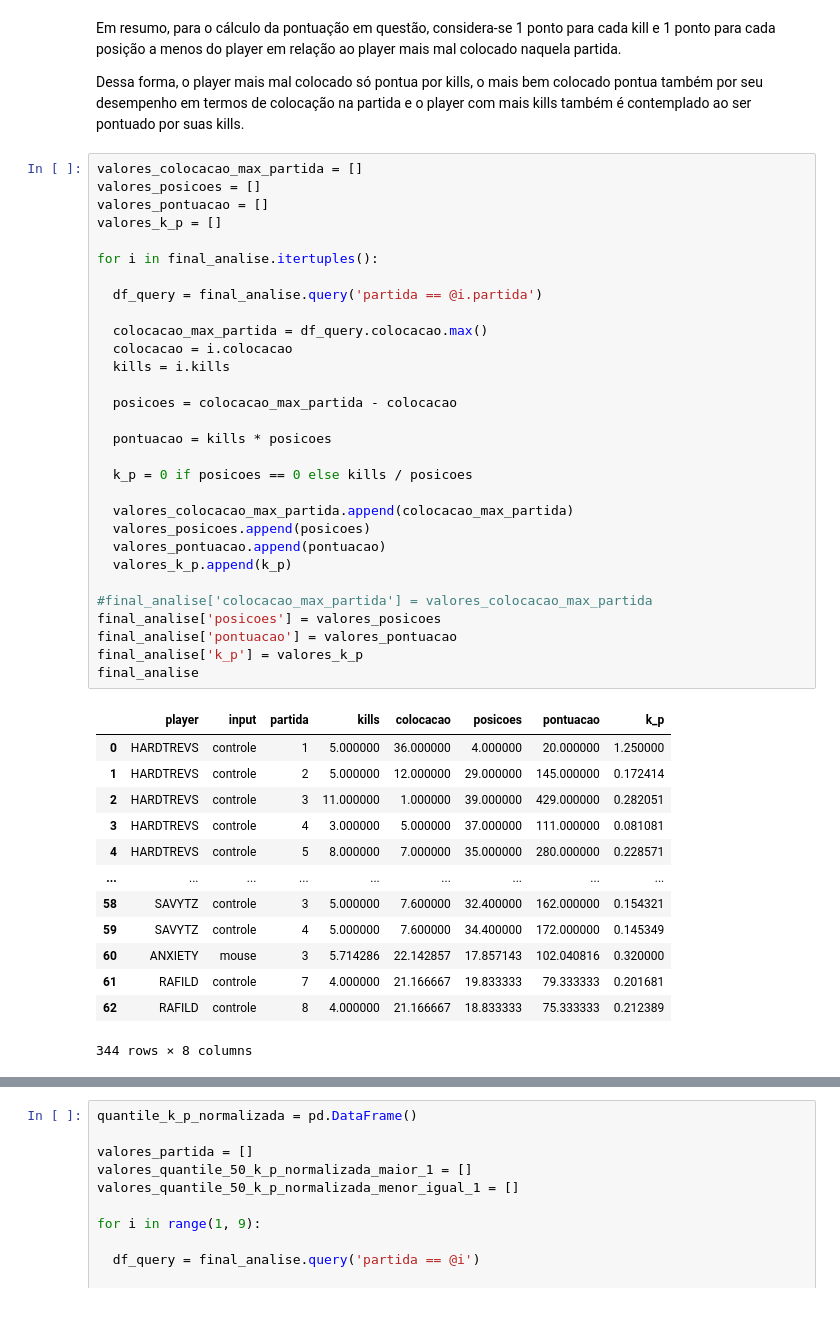
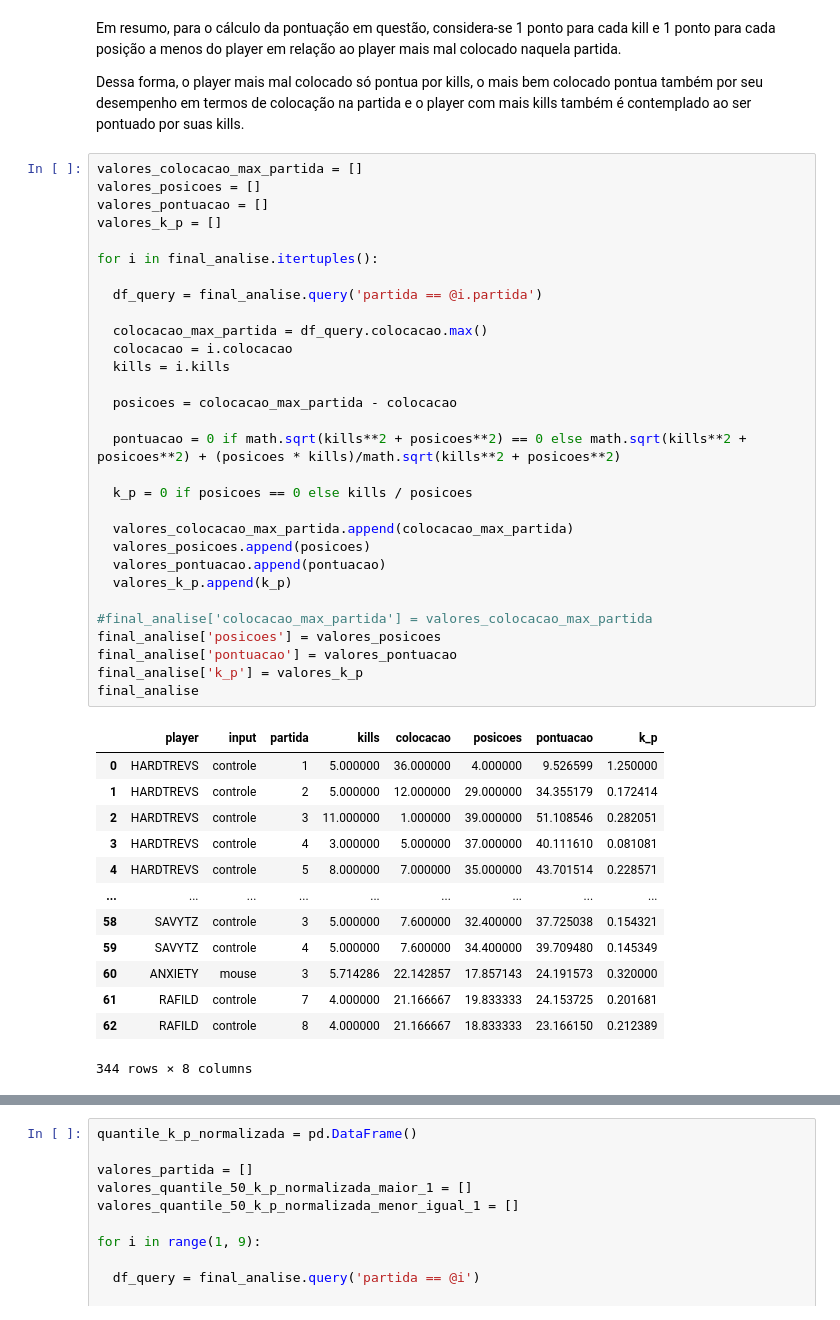
Before and after one commit to GodoyLucas/king_of_rebirth, a Jupyter notebook: Notebooks/King_of_Rebirth_Final.ipynb, the cells around one changed output, grey strips where cells are left out. Saved outputs shown, nothing was run; the diff lists cells and outputs as text.

```diff
--- a/Notebooks/King_of_Rebirth_Final.ipynb
+++ b/Notebooks/King_of_Rebirth_Final.ipynb
@@ -403,45 +404,45 @@ Dessa forma, o player mais mal colocado só pontua por kills, o mais bem colocad
 valores_colocacao_max_partida = []
 valores_posicoes = []
 valores_pontuacao = []
 valores_k_p = []
 
 for i in final_analise.itertuples():
 
   df_query = final_analise.query('partida == @i.partida')
 
   colocacao_max_partida = df_query.colocacao.max()
   colocacao = i.colocacao
   kills = i.kills
 
   posicoes = colocacao_max_partida - colocacao
 
-  pontuacao = kills * posicoes
+  pontuacao = 0 if math.sqrt(kills**2 + posicoes**2) == 0 else math.sqrt(kills**2 + posicoes**2) + (posicoes * kills)/math.sqrt(kills**2 + posicoes**2)
 
   k_p = 0 if posicoes == 0 else kills / posicoes
 
   valores_colocacao_max_partida.append(colocacao_max_partida)
   valores_posicoes.append(posicoes)
   valores_pontuacao.append(pontuacao)
   valores_k_p.append(k_p)
 
 #final_analise['colocacao_max_partida'] = valores_colocacao_max_partida
 final_analise['posicoes'] = valores_posicoes
 final_analise['pontuacao'] = valores_pontuacao
 final_analise['k_p'] = valores_k_p
 final_analise
 # %% [output]
 |  | player | input | partida | kills | colocacao | posicoes | pontuacao | k_p |
-| 0 | HARDTREVS | controle | 1 | 5.000000 | 36.000000 | 4.000000 | 20.000000 | 1.250000 |
-| 1 | HARDTREVS | controle | 2 | 5.000000 | 12.000000 | 29.000000 | 145.000000 | 0.172414 |
-| 2 | HARDTREVS | controle | 3 | 11.000000 | 1.000000 | 39.000000 | 429.000000 | 0.282051 |
-| 3 | HARDTREVS | controle | 4 | 3.000000 | 5.000000 | 37.000000 | 111.000000 | 0.081081 |
-| 4 | HARDTREVS | controle | 5 | 8.000000 | 7.000000 | 35.000000 | 280.000000 | 0.228571 |
+| 0 | HARDTREVS | controle | 1 | 5.000000 | 36.000000 | 4.000000 | 9.526599 | 1.250000 |
+| 1 | HARDTREVS | controle | 2 | 5.000000 | 12.000000 | 29.000000 | 34.355179 | 0.172414 |
+| 2 | HARDTREVS | controle | 3 | 11.000000 | 1.000000 | 39.000000 | 51.108546 | 0.282051 |
+| 3 | HARDTREVS | controle | 4 | 3.000000 | 5.000000 | 37.000000 | 40.111610 | 0.081081 |
+| 4 | HARDTREVS | controle | 5 | 8.000000 | 7.000000 | 35.000000 | 43.701514 | 0.228571 |
 | ... | ... | ... | ... | ... | ... | ... | ... | ... |
-| 58 | SAVYTZ | controle | 3 | 5.000000 | 7.600000 | 32.400000 | 162.000000 | 0.154321 |
-| 59 | SAVYTZ | controle | 4 | 5.000000 | 7.600000 | 34.400000 | 172.000000 | 0.145349 |
-| 60 | ANXIETY | mouse | 3 | 5.714286 | 22.142857 | 17.857143 | 102.040816 | 0.320000 |
-| 61 | RAFILD | controle | 7 | 4.000000 | 21.166667 | 19.833333 | 79.333333 | 0.201681 |
-| 62 | RAFILD | controle | 8 | 4.000000 | 21.166667 | 18.833333 | 75.333333 | 0.212389 |
+| 58 | SAVYTZ | controle | 3 | 5.000000 | 7.600000 | 32.400000 | 37.725038 | 0.154321 |
+| 59 | SAVYTZ | controle | 4 | 5.000000 | 7.600000 | 34.400000 | 39.709480 | 0.145349 |
+| 60 | ANXIETY | mouse | 3 | 5.714286 | 22.142857 | 17.857143 | 24.191573 | 0.320000 |
+| 61 | RAFILD | controle | 7 | 4.000000 | 21.166667 | 19.833333 | 24.153725 | 0.201681 |
+| 62 | RAFILD | controle | 8 | 4.000000 | 21.166667 | 18.833333 | 23.166150 | 0.212389 |
 344 rows × 8 columns
 # %%
 valores_k_p_media = []
```
Also changed, not shown: parts of 6 cells of this notebook.
